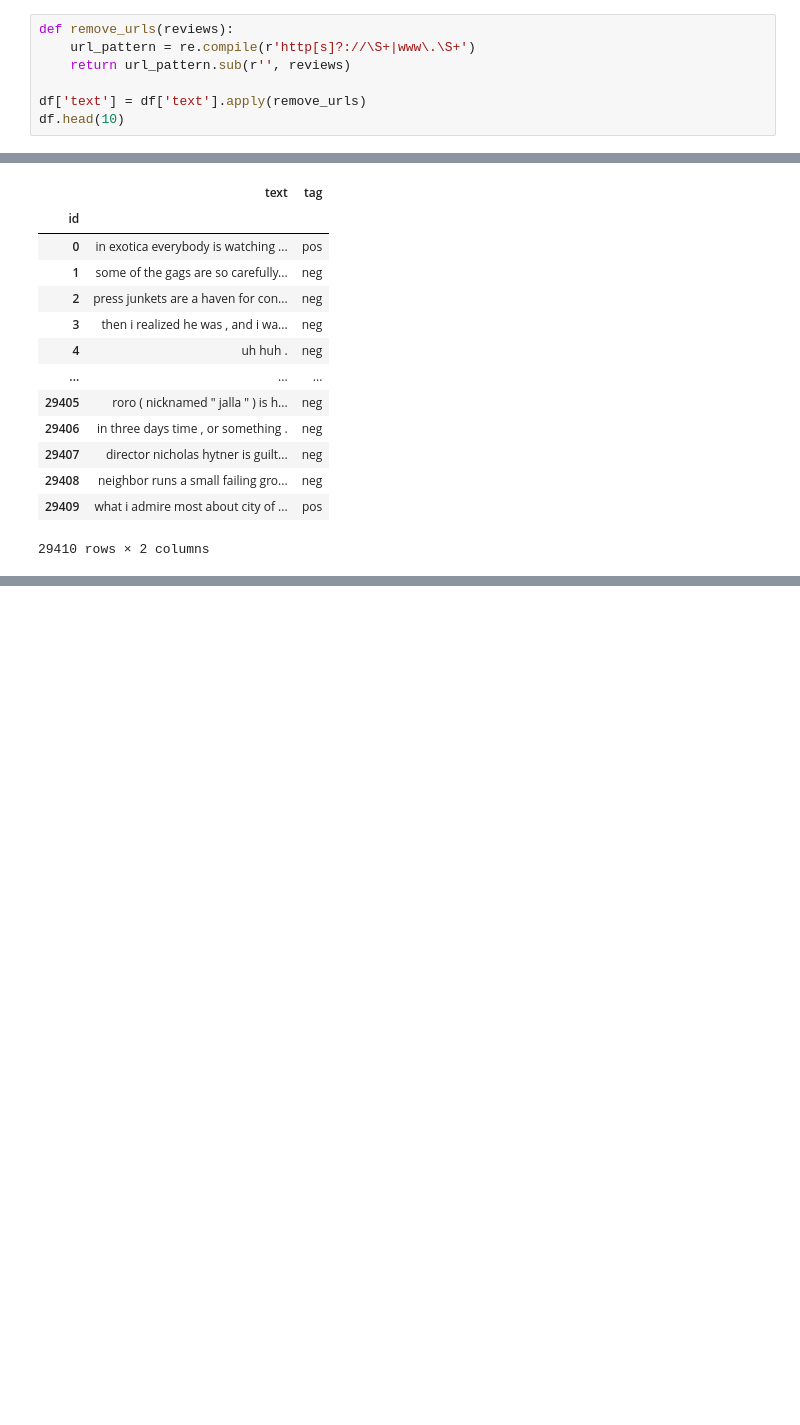
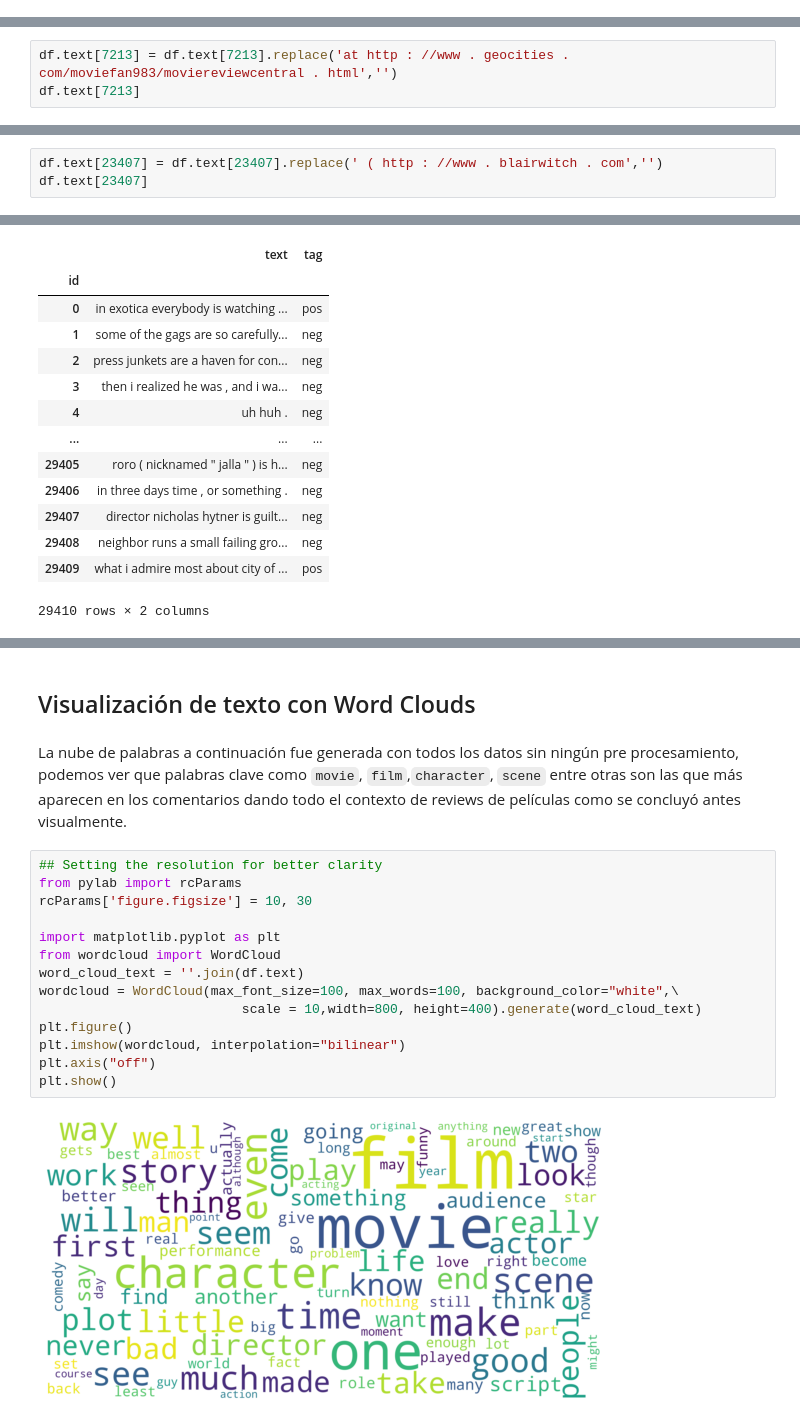
Before and after one commit to julietteb22/test_data_scientist, a Jupyter notebook: Prueba_Cientifico_Datos_Sanitas.ipynb, the cells around one changed output, grey strips where cells are left out. Saved outputs shown, nothing was run; the diff lists cells and outputs as text; blank space fills up the shorter version.

```diff
--- a/Prueba_Cientifico_Datos_Sanitas.ipynb
+++ b/Prueba_Cientifico_Datos_Sanitas.ipynb
@@ -357,7 +356,0 @@ Una vez identificados los comentarios que contienen URL's se procede a elimarlos
-# %%
-def remove_urls(reviews):
-    url_pattern = re.compile(r'http[s]?://\S+|www\.\S+')
-    return url_pattern.sub(r'', reviews)
-
-df['text'] = df['text'].apply(remove_urls)
-df.head(10)
@@ -376,0 +357,3 @@ df.head(10)
+# %%
+df.text[7213] = df.text[7213].replace('at http : //www . geocities . com/moviefan983/moviereviewcentral . html','')
+df.text[7213]
@@ -376,0 +362,3 @@ df.head(10)
+# %%
+df.text[23407] = df.text[23407].replace(' ( http : //www . blairwitch . com','')
+df.text[23407]
@@ -458,0 +590,20 @@ Length: 29410, dtype: int64
+# %% [markdown]
+## Visualización de texto con Word Clouds
+# %% [markdown]
+La nube de palabras a continuación fue generada con todos los datos sin ningún pre procesamiento, podemos ver que palabras clave como `movie`, `film`,`character`, `scene` entre otras son las que más aparecen en los comentarios dando todo el contexto de reviews de películas como se concluyó antes visualmente.
+# %%
+## Setting the resolution for better clarity
+from pylab import rcParams
+rcParams['figure.figsize'] = 10, 30
+
+import matplotlib.pyplot as plt
+from wordcloud import WordCloud
+word_cloud_text = ''.join(df.text)
+wordcloud = WordCloud(max_font_size=100, max_words=100, background_color="white",\
+                          scale = 10,width=800, height=400).generate(word_cloud_text)
+plt.figure()
+plt.imshow(wordcloud, interpolation="bilinear")
+plt.axis("off")
+plt.show()
+# %% [output]
+[figure, added]
```
Also changed, not shown: parts of 50 cells of this notebook.
